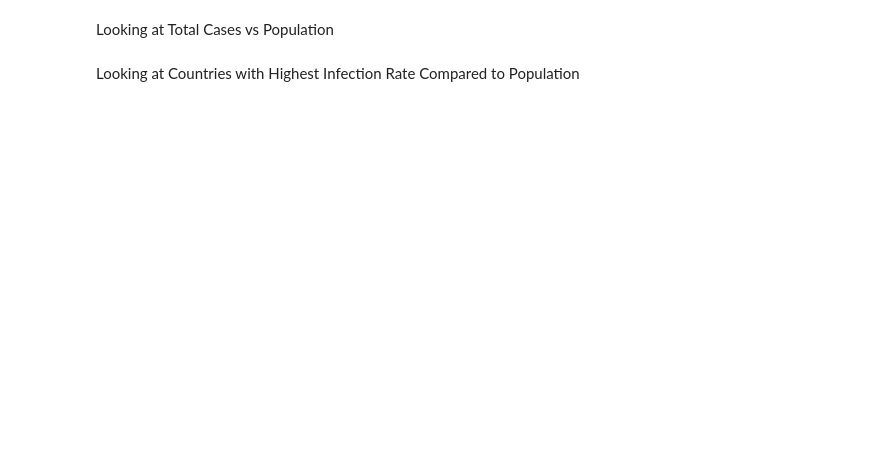
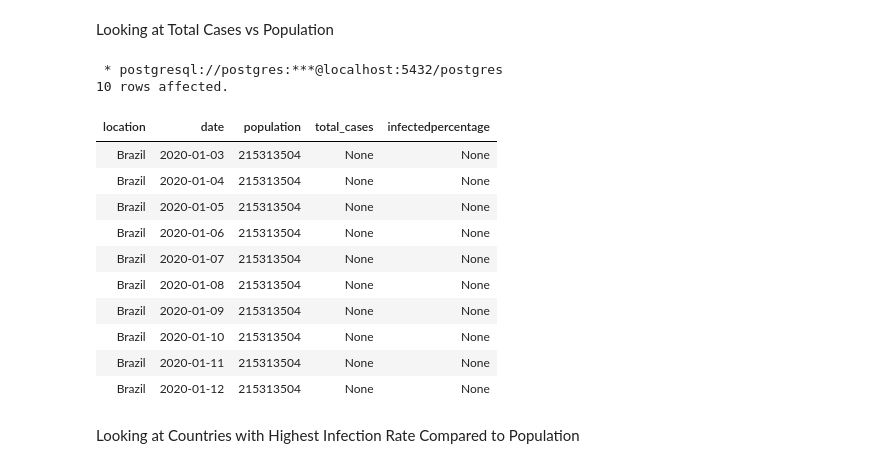
Before and after one commit to Hamiltonrfilho/Guided-Projects, a Jupyter notebook: [SQL] Covid-19 Data Exploration/Covid_data.ipynb, the cells around one changed output. Drawn from its saved outputs; the diff is of its cells as text; code cells hidden in the pictures; blank space fills up the shorter version.

```diff
--- a/[SQL] Covid-19 Data Exploration/Covid_data.ipynb
+++ b/[SQL] Covid-19 Data Exploration/Covid_data.ipynb
@@ -21,10 +49,24 @@ Looking at Total Cases vs Population
 # %%
 %%sql
 SELECT Location, date, population, total_cases, ((total_cases/population)*100) AS InfectedPercentage
 FROM covid_deaths
 Where location like 'Brazil'
 ORDER BY location,date
-LIMIT 100;
+LIMIT 10;
+# %% [output]
+ * postgresql://postgres:***@localhost:5432/postgres
+10 rows affected.
+| location | date | population | total_cases | infectedpercentage |
+| Brazil | 2020-01-03 | 215313504 | None | None |
+| Brazil | 2020-01-04 | 215313504 | None | None |
+| Brazil | 2020-01-05 | 215313504 | None | None |
+| Brazil | 2020-01-06 | 215313504 | None | None |
+| Brazil | 2020-01-07 | 215313504 | None | None |
+| Brazil | 2020-01-08 | 215313504 | None | None |
+| Brazil | 2020-01-09 | 215313504 | None | None |
+| Brazil | 2020-01-10 | 215313504 | None | None |
+| Brazil | 2020-01-11 | 215313504 | None | None |
+| Brazil | 2020-01-12 | 215313504 | None | None |
 # %% [markdown]
 Looking at Countries with Highest Infection Rate Compared to Population
 # %%
```
Also changed, not shown: parts of 10 cells of this notebook.
